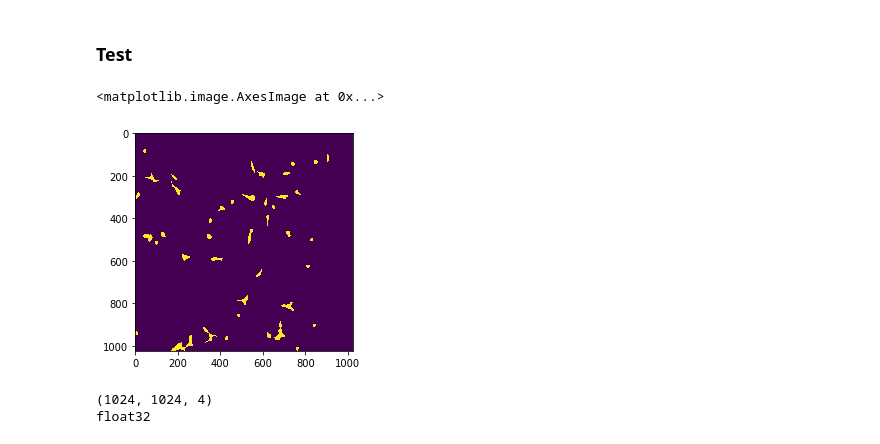
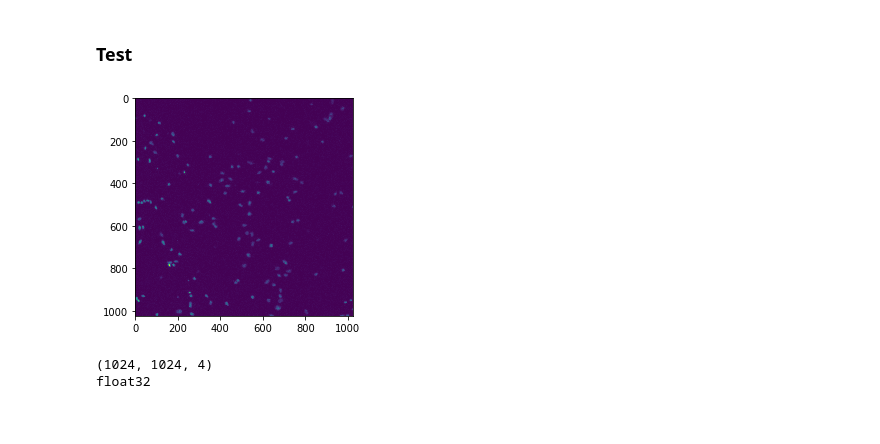
Before and after one commit to PreibischLab/PixelWise_Cell_Classification, a Jupyter notebook: V2/DataPreparation/Generate Zarr from Raw data V2.ipynb, the cells around one changed output. Saved outputs shown, nothing was run; the diff lists cells and outputs as text; code cells hidden in the pictures.

```diff
--- a/V2/DataPreparation/Generate Zarr from Raw data V2.ipynb
+++ b/V2/DataPreparation/Generate Zarr from Raw data V2.ipynb
@@ -40,13 +38,15 @@ Categories size : (1024, 1024, 4) float32 < 1.0
 # %% [markdown]
 ### Test
 # %%
-ZARR_PATH = os.path.join(ZARR_FOLDER,os.listdir(ZARR_FOLDER)[3])
+TEST = '../../../../data/cells/raw/zarr/test/'
+ZARR_PATH = os.path.join(TEST,os.listdir(TEST)[0])
 file = zarr.open(ZARR_PATH, mode='r')
-# %%
-plt.imshow(file[GT][:,:,1])
-# %% [output]
-<matplotlib.image.AxesImage at 0x...>
-[figure, removed]
+# %%
+import matplotlib.pyplot as plt
+plt.imshow(file[RAW][:,:,0])
+plt.show()
+# %% [output]
+[figure, added]
 # %%
 print(file[RAW].shape)
 print(file[RAW].dtype)
```
Also changed, not shown: parts of 1 cell of this notebook, 14 other files.
